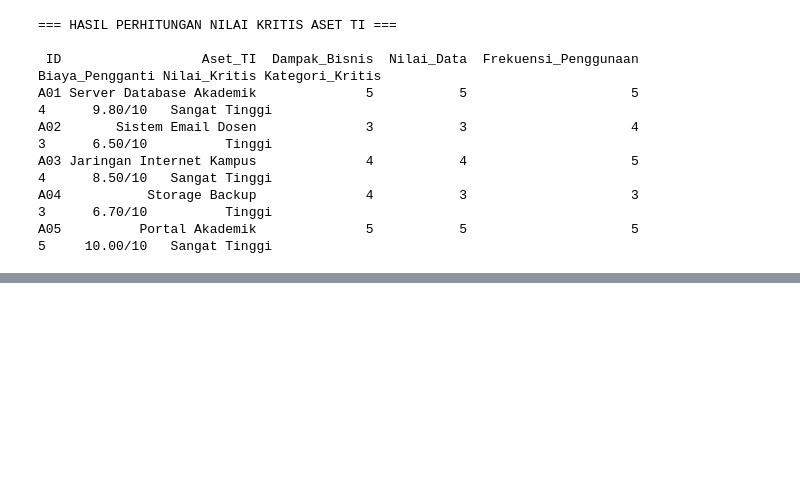
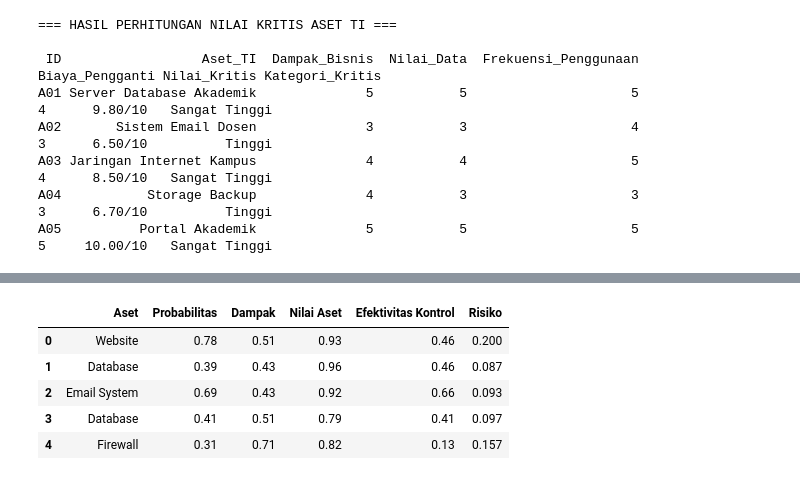
Before and after one commit to asrianda/matakuliah, a Jupyter notebook: MTI_7_8.ipynb, the cells around one changed output, grey strips where cells are left out. Drawn from its saved outputs; the diff is of its cells as text; code cells hidden in the pictures; blank space fills up the shorter version.

```diff
--- a/MTI_7_8.ipynb
+++ b/MTI_7_8.ipynb
@@ -623,0 +694,10 @@ A05          Portal Akademik              5           5                     5
+# %%
+df=pd.read_excel("Analisis_Risiko_Aset_TI.xlsx")
+df.head()
+# %% [output]
+|  | Aset | Probabilitas | Dampak | Nilai Aset | Efektivitas Kontrol | Risiko |
+| 0 | Website | 0.78 | 0.51 | 0.93 | 0.46 | 0.200 |
+| 1 | Database | 0.39 | 0.43 | 0.96 | 0.46 | 0.087 |
+| 2 | Email System | 0.69 | 0.43 | 0.92 | 0.66 | 0.093 |
+| 3 | Database | 0.41 | 0.51 | 0.79 | 0.41 | 0.097 |
+| 4 | Firewall | 0.31 | 0.71 | 0.82 | 0.13 | 0.157 |
```
Also changed, not shown: parts of 3 cells of this notebook.
